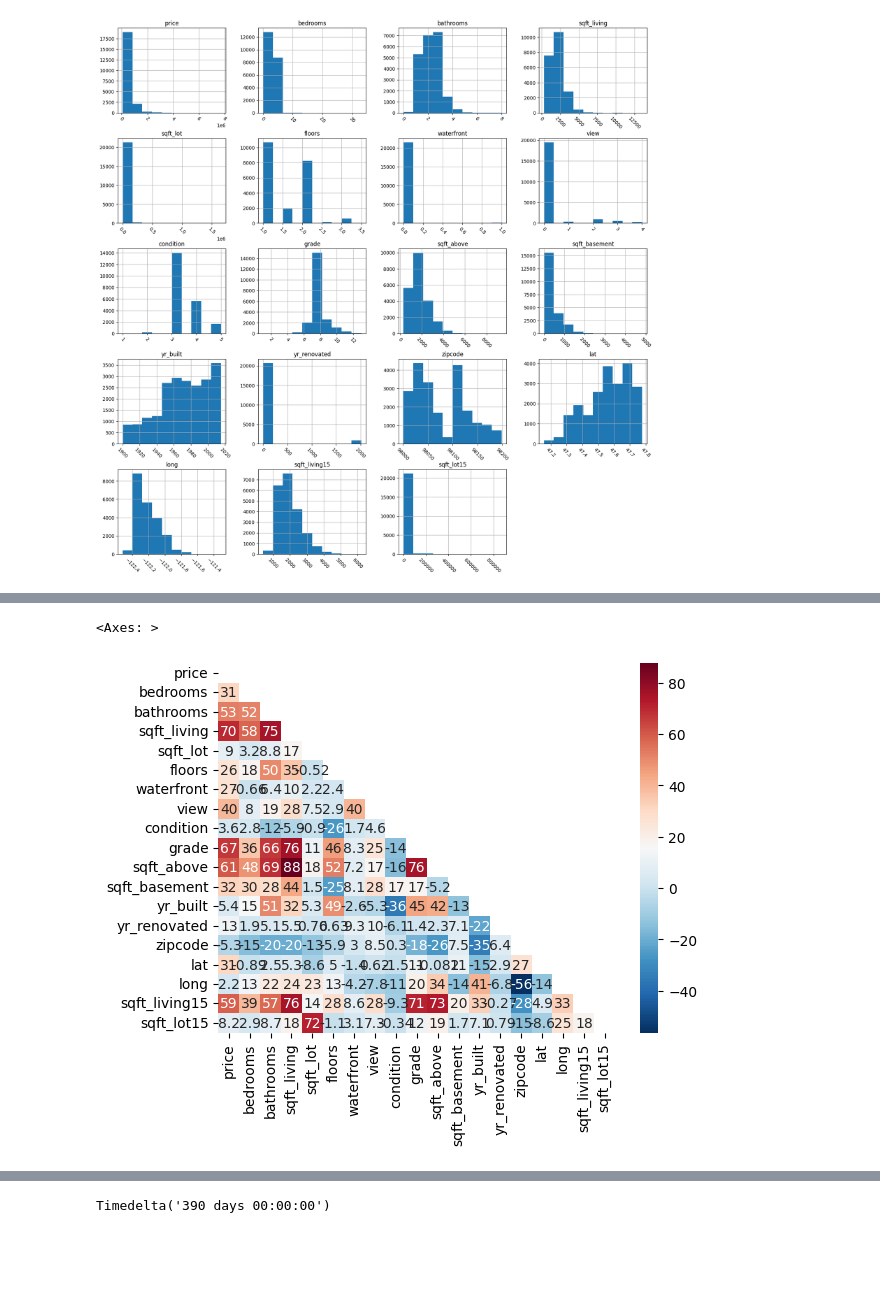
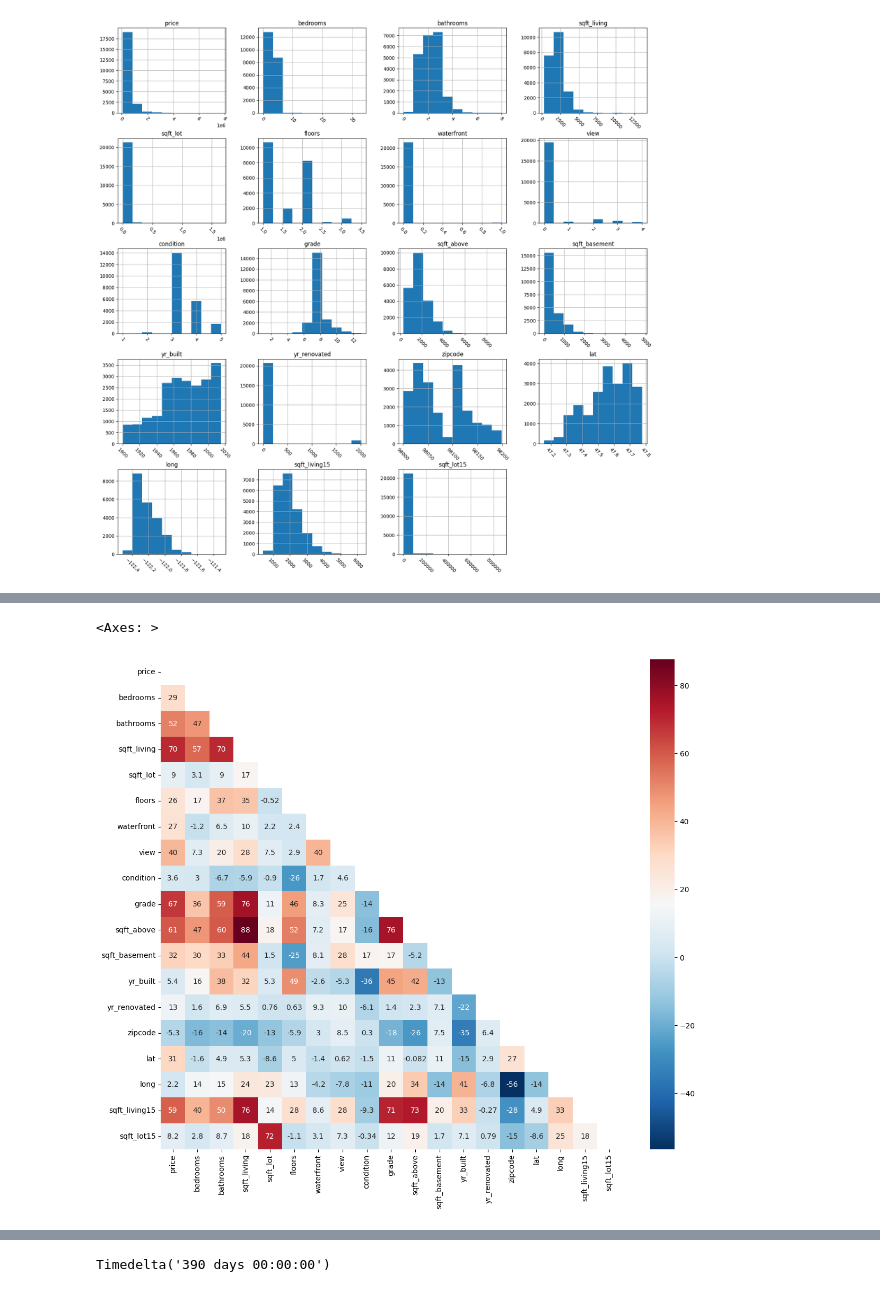
Before and after one commit to Schummy07/house_pricing_value, a Jupyter notebook: test.ipynb, the cells around one changed output, grey strips where cells are left out. Cells and saved outputs as stored; diff of their text form; code cells hidden in the pictures; blank space fills up the shorter version.

```diff
--- a/test.ipynb
+++ b/test.ipynb
@@ -132,16 +150,23 @@ array([[<Axes: title={'center': 'price'}>,
+# %%
+df.loc[df.bedrooms>6, 'bedrooms'] = 6
+df.loc[df.bathrooms>4, 'bedrooms'] = 4
+
+df["bathrooms"] = df["bathrooms"].round(0).astype(int)
 # %%
 import seaborn as sns
+import matplotlib.pyplot as plt
 
 mask = np.zeros_like(df.iloc[:, 2:].corr(), dtype=bool)
 mask[np.triu_indices_from(mask)] = True
 # heatmap
+plt.figure(figsize=(14, 12))
 sns.heatmap(df.iloc[:, 2:].corr()*100,
            cmap='RdBu_r',
            annot = True,
            mask = mask)
 # %% [output]
 <Axes: >
-[figure, old version]
+[figure, new version]
 # %%
 df.iloc[df.yr_built.idxmax()]
 # %% [output]
```
Also changed, not shown: parts of 11 cells of this notebook, 1 other file.
